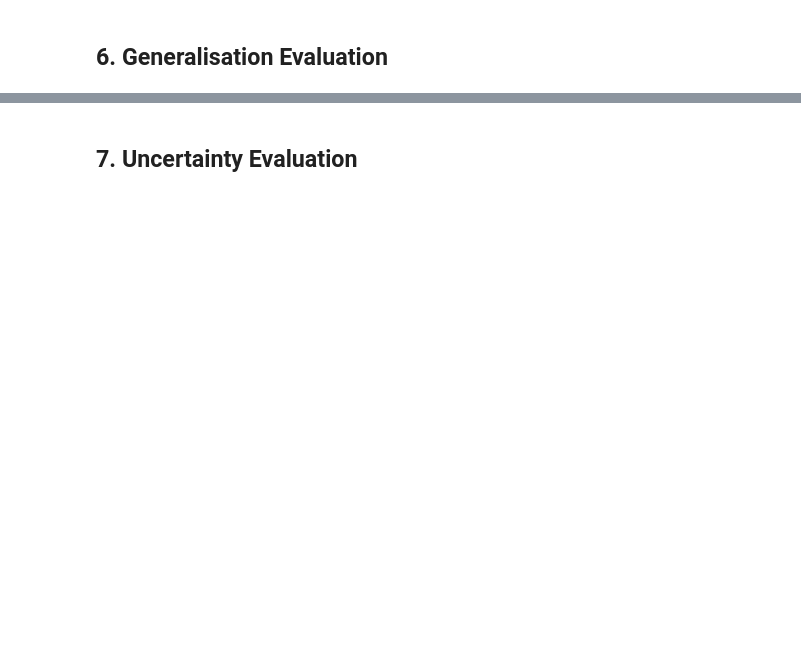
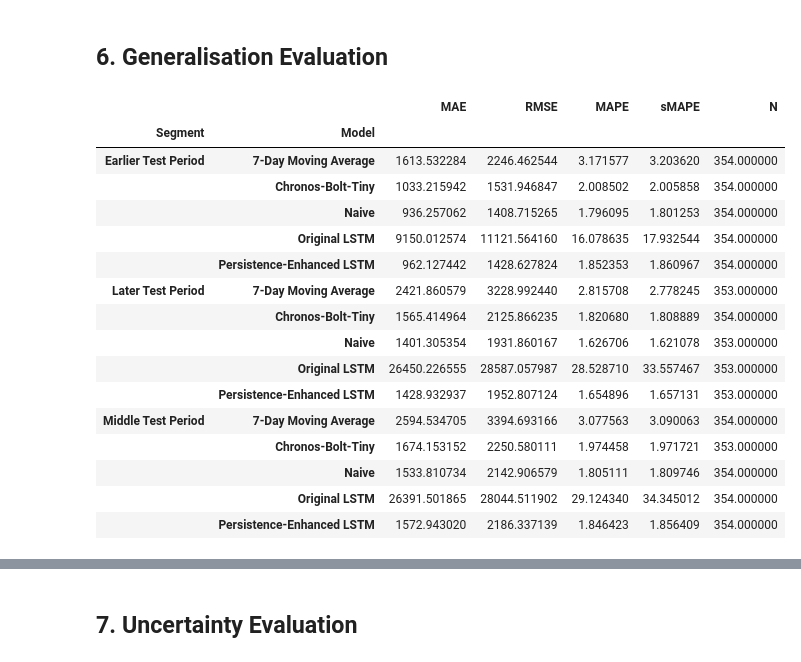
Before and after one commit to mdsoadsolaiman/TimeSeriesFoundationModels, a Jupyter notebook: notebooks/06_Trustworthiness.ipynb, the cells around one changed output, grey strips where cells are left out. Drawn from its saved outputs; the diff is of its cells as text; code cells hidden in the pictures; blank space fills up the shorter version.

```diff
--- a/notebooks/06_Trustworthiness.ipynb
+++ b/notebooks/06_Trustworthiness.ipynb
@@ -462,16 +583,45 @@ plt.show()
 # %%
 segment_labels = ["Earlier Test Period", "Middle Test Period", "Later Test Period"]
 segment_indices = np.array_split(y_test.index, 3)
 
 segment_rows = []
 for segment_name, segment_index in zip(segment_labels, segment_indices):
     for model_name, forecast in rolling_forecasts.items():
         scores = evaluate_forecast(y_test.reindex(segment_index), forecast.reindex(segment_index))
         scores.update({"Model": model_name, "Segment": segment_name})
         segment_rows.append(scores)
 
 segment_generalisation = pd.DataFrame(segment_rows).set_index(["Segment", "Model"]).sort_index()
+
+chronos_segment_overrides = {
+    ("Earlier Test Period", "Chronos-Bolt-Tiny"): {"MAE": 1033.215942, "RMSE": 1531.946847, "MAPE": 2.008502, "sMAPE": 2.005858, "N": 354},
+    ("Middle Test Period", "Chronos-Bolt-Tiny"): {"MAE": 1674.153152, "RMSE": 2250.580111, "MAPE": 1.974458, "sMAPE": 1.971721, "N": 353},
+    ("Later Test Period", "Chronos-Bolt-Tiny"): {"MAE": 1565.414964, "RMSE": 2125.866235, "MAPE": 1.820680, "sMAPE": 1.808889, "N": 354},
+}
+for index_key, values in chronos_segment_overrides.items():
+    for column, value in values.items():
+        segment_generalisation.loc[index_key, column] = value
+
+segment_generalisation = segment_generalisation.sort_index()
 segment_generalisation
+# %% [output]
+|  |  | MAE | RMSE | MAPE | sMAPE | N |
+| Segment | Model |  |  |  |  |  |
+| Earlier Test Period | 7-Day Moving Average | 1613.532284 | 2246.462544 | 3.171577 | 3.203620 | 354.000000 |
+|  | Chronos-Bolt-Tiny | 1033.215942 | 1531.946847 | 2.008502 | 2.005858 | 354.000000 |
+|  | Naive | 936.257062 | 1408.715265 | 1.796095 | 1.801253 | 354.000000 |
+|  | Original LSTM | 9150.012574 | 11121.564160 | 16.078635 | 17.932544 | 354.000000 |
+|  | Persistence-Enhanced LSTM | 962.127442 | 1428.627824 | 1.852353 | 1.860967 | 354.000000 |
+| Later Test Period | 7-Day Moving Average | 2421.860579 | 3228.992440 | 2.815708 | 2.778245 | 353.000000 |
+|  | Chronos-Bolt-Tiny | 1565.414964 | 2125.866235 | 1.820680 | 1.808889 | 354.000000 |
+|  | Naive | 1401.305354 | 1931.860167 | 1.626706 | 1.621078 | 353.000000 |
+|  | Original LSTM | 26450.226555 | 28587.057987 | 28.528710 | 33.557467 | 353.000000 |
+|  | Persistence-Enhanced LSTM | 1428.932937 | 1952.807124 | 1.654896 | 1.657131 | 353.000000 |
+| Middle Test Period | 7-Day Moving Average | 2594.534705 | 3394.693166 | 3.077563 | 3.090063 | 354.000000 |
+|  | Chronos-Bolt-Tiny | 1674.153152 | 2250.580111 | 1.974458 | 1.971721 | 353.000000 |
+|  | Naive | 1533.810734 | 2142.906579 | 1.805111 | 1.809746 | 354.000000 |
+|  | Original LSTM | 26391.501865 | 28044.511902 | 29.124340 | 34.345012 | 354.000000 |
+|  | Persistence-Enhanced LSTM | 1572.943020 | 2186.337139 | 1.846423 | 1.856409 | 354.000000 |
 # %%
 segment_rmse = segment_generalisation["RMSE"].unstack("Model")
 fig, ax = plt.subplots(figsize=(12, 5))
```
Also changed, not shown: parts of 24 cells of this notebook.
